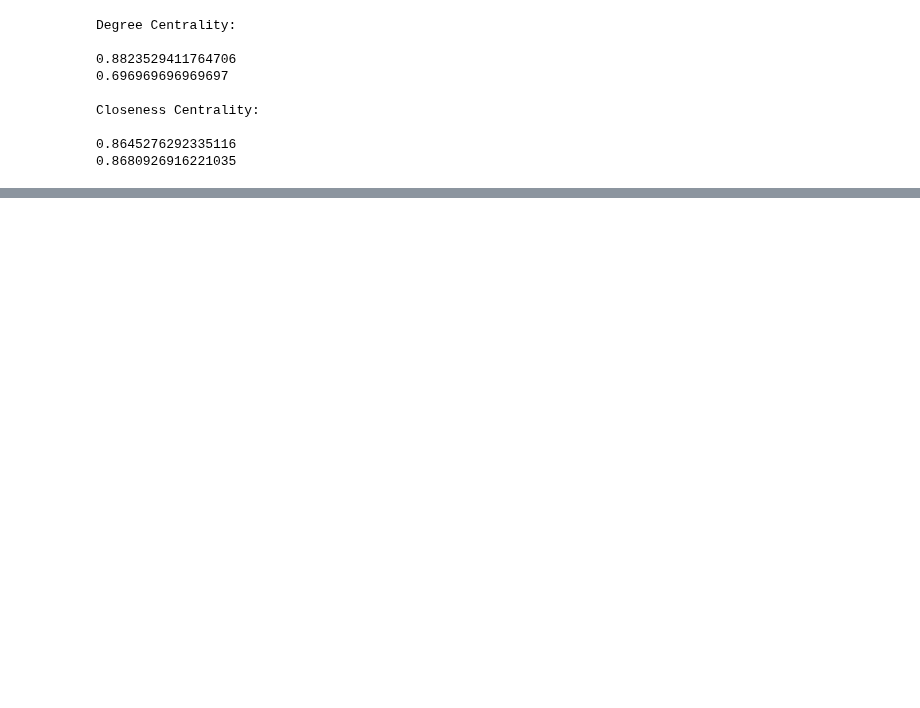
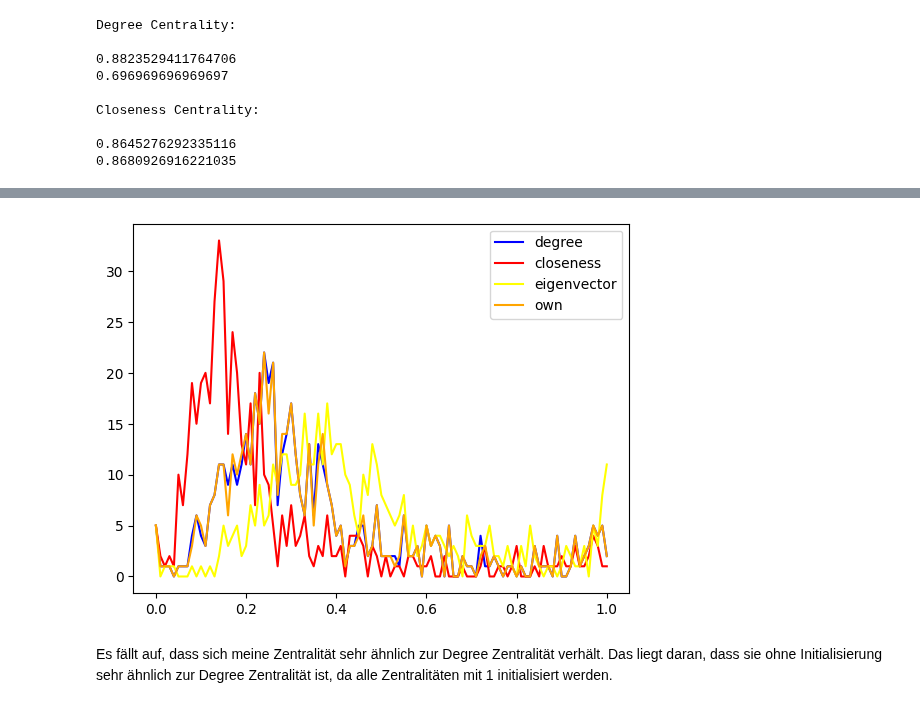
Before and after one commit to Hanno1/AlgorithmischeNetzwerkanalyseLAB, a Jupyter notebook: presentation_task3.ipynb, the cells around one changed output, grey strips where cells are left out. Cells and saved outputs as stored; diff of their text form; code cells hidden in the pictures; blank space fills up the shorter version.

```diff
--- a/presentation_task3.ipynb
+++ b/presentation_task3.ipynb
@@ -171,0 +299,13 @@ Dadurch dass closeness die globale Vernetzung mit einbezieht, ist die Abweichung
+# %%
+colors = ["blue", "red", "yellow", "orange"]
+
+fig, ax = plt.subplots()
+for i in range(len(names)):
+    ax.plot(buckets, results[names[i]], color=colors[i], label=names[i])
+
+ax.legend()
+plt.show()
+# %% [output]
+[figure, added]
+# %% [markdown]
+Es fällt auf, dass sich meine Zentralität sehr ähnlich zur Degree Zentralität verhält. Das liegt daran, dass sie ohne Initialisierung sehr ähnlich zur Degree Zentralität ist, da alle Zentralitäten mit 1 initialisiert werden.
```
Also changed, not shown: parts of 11 cells of this notebook, 1 other file.
